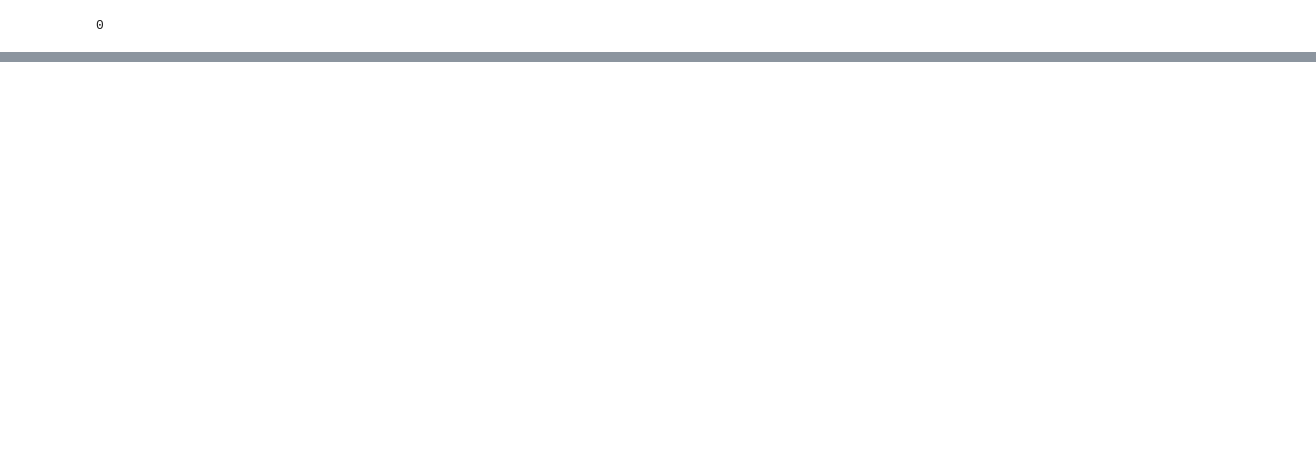
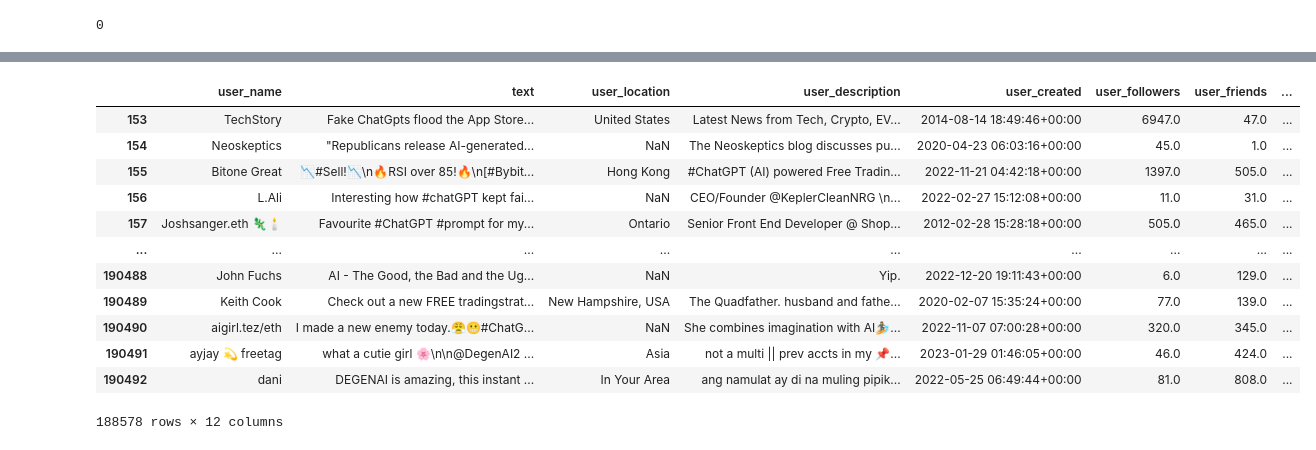
Before and after one commit to Ajkunas/computational-social-media, a Jupyter notebook: data_preprocessing.ipynb, the cells around one changed output, grey strips where cells are left out. Drawn from its saved outputs; the diff is of its cells as text; code cells hidden in the pictures; blank space fills up the shorter version.

```diff
--- a/data_preprocessing.ipynb
+++ b/data_preprocessing.ipynb
@@ -255,0 +273,4 @@ df.to_csv('datasets/preprocessed_sentiment.csv')
+# %%
+#path = 'datasets/preprocessed_chatgpt.csv'
+
+df = pd.read_csv('datasets/chatgpt.csv', engine='python')
@@ -255,0 +467,23 @@ df.to_csv('datasets/preprocessed_sentiment.csv')
+# %%
+start_date = '2023-02-26 12:30:18+00:00'
+end_date = '2023-04-26 12:30:18+00:00'
+
+# Select DataFrame rows between two dates
+mask = (df['date'] > start_date) & (df['date'] <= end_date)
+df2 = df.loc[mask]
+# %%
+df2
+# %% [output]
+|  | user_name | text | user_location | user_description | user_created | user_followers | user_friends | ... |
+| 153 | TechStory | Fake ChatGpts flood the App Store... | United States | Latest News from Tech, Crypto, EV... | 2014-08-14 18:49:46+00:00 | 6947.0 | 47.0 | ... |
+| 154 | Neoskeptics | "Republicans release AI-generated... | NaN | The Neoskeptics blog discusses pu... | 2020-04-23 06:03:16+00:00 | 45.0 | 1.0 | ... |
+| 155 | Bitone Great | 📉#Sell!📉\n🔥RSI over 85!🔥\n[#Bybit... | Hong Kong | #ChatGPT (AI) powered Free Tradin... | 2022-11-21 04:42:18+00:00 | 1397.0 | 505.0 | ... |
+| 156 | L.Ali | Interesting how #chatGPT kept fai... | NaN | CEO/Founder @KeplerCleanNRG \n... | 2022-02-27 15:12:08+00:00 | 11.0 | 31.0 | ... |
+| 157 | Joshsanger.eth 🦎🕯️ | Favourite #ChatGPT #prompt for my... | Ontario | Senior Front End Developer @ Shop... | 2012-02-28 15:28:18+00:00 | 505.0 | 465.0 | ... |
+| ... | ... | ... | ... | ... | ... | ... | ... | ... |
+| 190488 | John Fuchs | AI - The Good, the Bad and the Ug... | NaN | Yip. | 2022-12-20 19:11:43+00:00 | 6.0 | 129.0 | ... |
+| 190489 | Keith Cook | Check out a new FREE tradingstrat... | New Hampshire, USA | The Quadfather. husband and fathe... | 2020-02-07 15:35:24+00:00 | 77.0 | 139.0 | ... |
+| 190490 | aigirl.tez/eth | I made a new enemy today.😤😬#ChatG... | NaN | She combines imagination with AI🏄... | 2022-11-07 07:00:28+00:00 | 320.0 | 345.0 | ... |
+| 190491 | ayjay 💫 freetag | what a cutie girl 🌸\n\n@DegenAI2 ... | Asia | not a multi || prev accts in my 📌... | 2023-01-29 01:46:05+00:00 | 46.0 | 424.0 | ... |
+| 190492 | dani | DEGENAI is amazing, this instant ... | In Your Area | ang namulat ay di na muling pipik... | 2022-05-25 06:49:44+00:00 | 81.0 | 808.0 | ... |
+188578 rows × 12 columns
```
Also changed, not shown: parts of 70 cells of this notebook, 9 other files.
